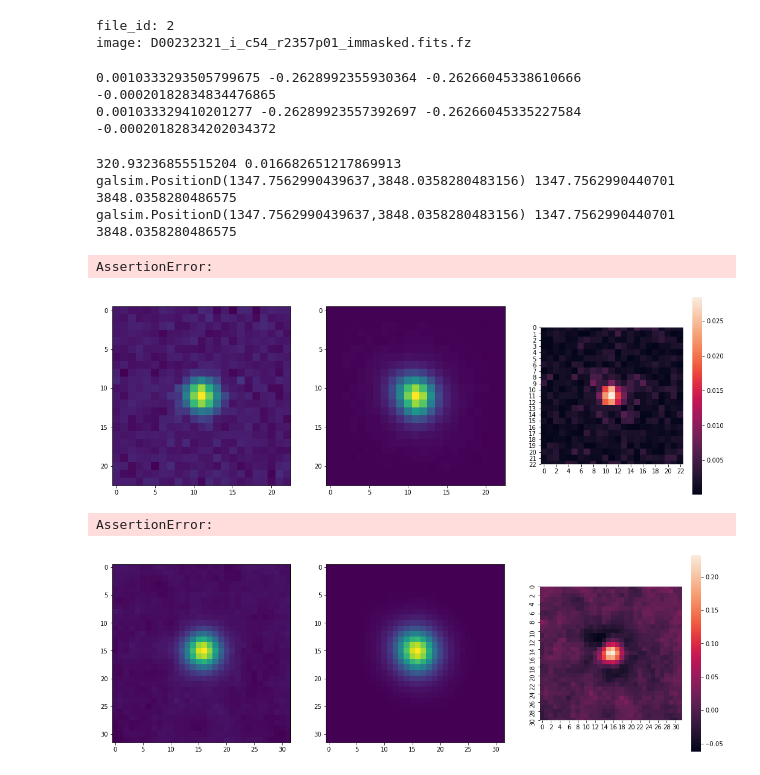
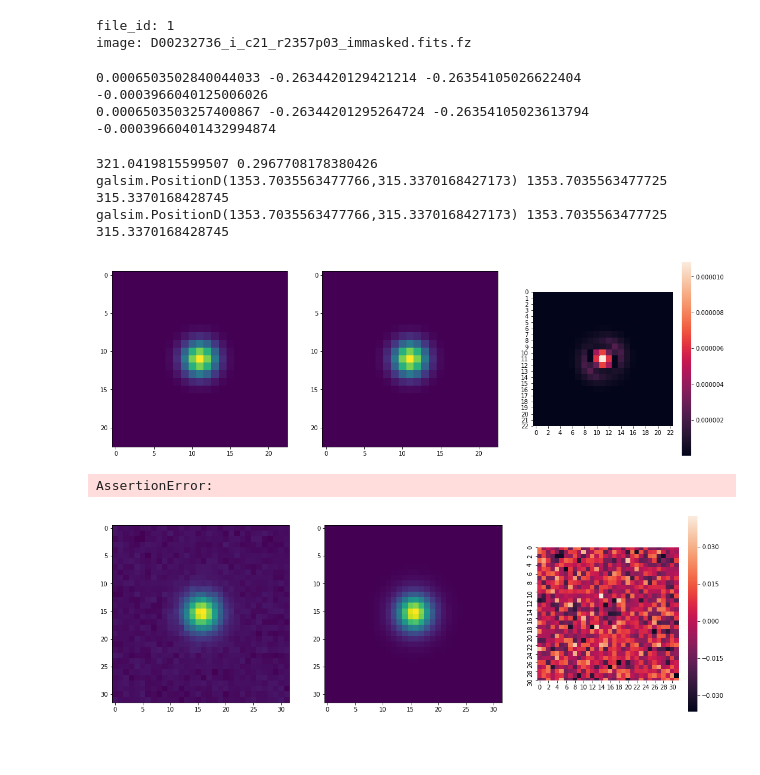
Before and after one commit to beckermr/misc, a Jupyter notebook: work/simple_des_y3_sims/v004_expgal_gausspixpsf_nonoise_nongmixer/check_meds.ipynb, the cells around one changed output. Cells and saved outputs as stored; diff of their text form; code cells hidden in the pictures; blank space fills up the shorter version.

```diff
--- a/work/simple_des_y3_sims/v004_expgal_gausspixpsf_nonoise_nongmixer/check_meds.ipynb
+++ b/work/simple_des_y3_sims/v004_expgal_gausspixpsf_nonoise_nongmixer/check_meds.ipynb
@@ -49,5 +55,5 @@ np.where(cat['file_id'][:, 1] > 0)
 # %%
-iobj = 3
+iobj = 780
 iind = 1
 # %%
 # check the image info struct
@@ -82,8 +88,8 @@ for x in range(10, 100, 10):
         assert gs_sky_pos.ra/galsim.degrees == json_sky_pos.ra/galsim.degrees
         assert gs_sky_pos.dec/galsim.degrees == json_sky_pos.dec/galsim.degrees
 # %% [output]
-file_id: 2
-image: D00232321_i_c54_r2357p01_immasked.fits.fz
+file_id: 1
+image: D00232736_i_c21_r2357p03_immasked.fits.fz
 # %%
 pos = galsim.PositionD(x=cat['orig_col'][iobj, iind]+1, y=cat['orig_row'][iobj, iind]+1)
 wcs = gs_wcs.local(pos)
@@ -100,8 +106,8 @@ assert np.allclose(cat['dudcol'][iobj, iind], wcs.dudx)
 assert np.allclose(cat['dvdrow'][iobj, iind], wcs.dvdy)
 assert np.allclose(cat['dvdcol'][iobj, iind], wcs.dvdx)
 # %% [output]
-0.0010333293505799675 -0.2628992355930364 -0.26266045338610666 -0.00020182834834476865
-0.001033329410201277 -0.26289923557392697 -0.26266045335227584 -0.00020182834202034372
+0.0006503502840044033 -0.2634420129421214 -0.26354105026622404 -0.0003966040125006026
+0.0006503503257400867 -0.26344201295264724 -0.26354105023613794 -0.00039660401432994874
 # %%
 # check x, y
 sky_pos = galsim.CelestialCoord(
@@ -118,35 +124,34 @@ print(pos, cat['orig_col'][iobj, iind]+1, cat['orig_row'][iobj, iind]+1)
 assert np.allclose(pos.x-1, cat['orig_col'][iobj, iind])
 assert np.allclose(pos.y-1, cat['orig_row'][iobj, iind])
 # %% [output]
-320.93236855515204 0.016682651217869913
-galsim.PositionD(1347.7562990439637,3848.0358280483156) 1347.7562990440701 3848.0358280486575
-galsim.PositionD(1347.7562990439637,3848.0358280483156) 1347.7562990440701 3848.0358280486575
+321.0419815599507 0.2967708178380426
+galsim.PositionD(1353.7035563477766,315.3370168427173) 1353.7035563477725 315.3370168428745
+galsim.PositionD(1353.7035563477766,315.3370168427173) 1353.7035563477725 315.3370168428745
 # %%
 from matts_misc.simple_des_y3_sims.des_piff import DES_Piff
 psf_model = DES_Piff(os.path.expandvars(info['src_info'][file_id-1]['piff_path']))
 from matts_misc.simple_des_y3_sims.psf_wrapper import PSFWrapper
 
-psf_model = PSFWrapper(psf_model, gs_wcs)
+psf_model = PSFWrapper(galsim.Gaussian(fwhm=0.9), gs_wcs)
 # %%
 # check the psf
 pos = galsim.PositionD(x=cat['orig_col'][iobj, iind]+1, y=cat['orig_row'][iobj, iind]+1)
 wcs = gs_wcs.local(pos)
 
 im = psf_model.get_rec(row=pos.y-1, col=pos.x-1)[15:38, 15:38]
 
 m_im = m.get_cutout(iobj, iind, type='psf')[15:38, 15:38]
 
 sc = np.std(m_im[:, 0])
 
 fig, axs = plt.subplots(nrows=1, ncols=3, figsize=(18, 6))
 axs[0].imshow(m_im/sc)
 axs[1].imshow(im/sc)
 sns.heatmap(np.abs(m_im - im), ax=axs[2], square=True)
 
-assert np.allclose(m_im, im)
+assert np.allclose(m_im, im, rtol=0, atol=2e-5)
 # %% [output]
-AssertionError:
-[figure, old version]
+[figure, new version]
 # %%
 # check the images
 pos = galsim.PositionD(x=cat['orig_col'][iobj, iind]+1, y=cat['orig_row'][iobj, iind]+1)
@@ -205,6 +210,6 @@ sns.heatmap((m_im - im)/np.max(np.abs(m_im)), ax=axs[2], square=True)
 assert np.allclose(m_im, im, rtol=1e-6, atol=1e-5)
 # %% [output]
 AssertionError:
-[figure, old version]
+[figure, new version]
 # %%
 # m.close()
```
Also changed, not shown: parts of 1 cell of this notebook, 4 other files.
